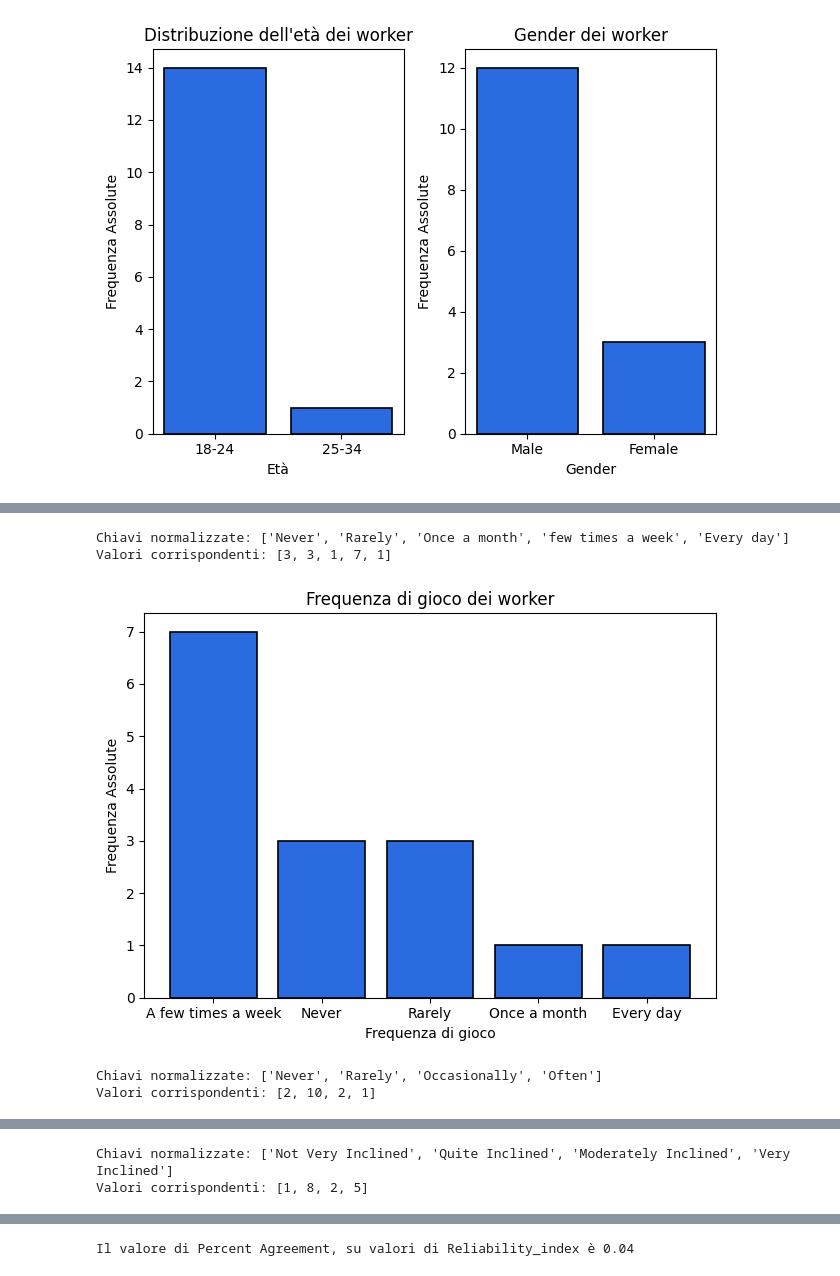
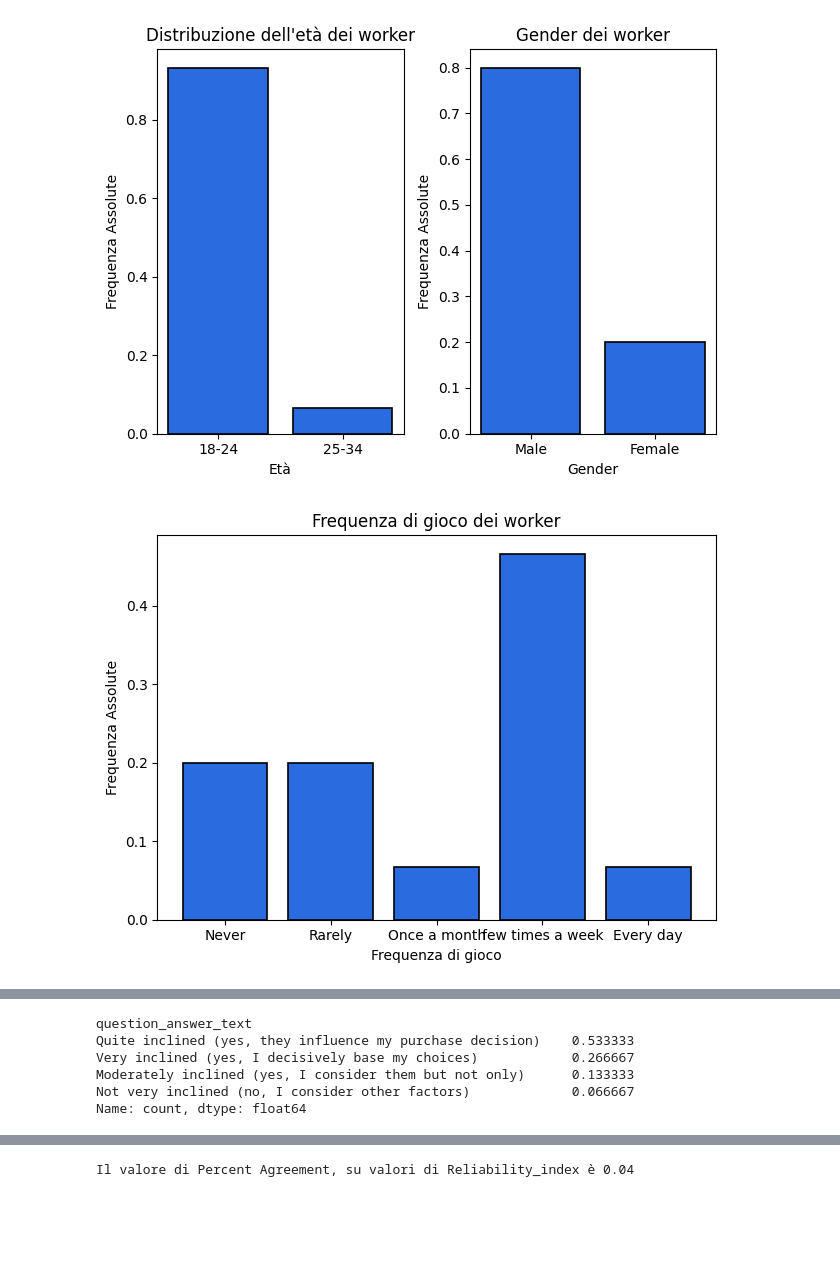
Before and after one commit to gianluca-fava/Project_Crowd_Source, a Jupyter notebook: Analysis.ipynb, the cells around one changed output, grey strips where cells are left out. Saved outputs shown, nothing was run; the diff lists cells and outputs as text; code cells hidden in the pictures; blank space fills up the shorter version.

Commit message:
frequenze relative al questionario demografico

```diff
--- a/Analysis.ipynb
+++ b/Analysis.ipynb
@@ -27,7 +27,7 @@ relative_frequencies_Age = absolute_frequencies_Age / len(Age)
 
 # I dati relativi alle frequenze
 categories = relative_frequencies_Age.index
-frequencies = absolute_frequencies_Age.values
+frequencies = relative_frequencies_Age.values
 
 # Creazione del barplot
 plt.subplot(1, 2, 1)
@@ -51,7 +51,7 @@ relative_frequencies_Gender = absolute_frequencies_Gender / len(Gender)
 
 # I dati relativi alle frequenze
 categories = absolute_frequencies_Gender.index
-frequencies = absolute_frequencies_Gender.values
+frequencies = relative_frequencies_Gender.values
 
 # Creazione del barplot
 plt.subplot(1, 2, 2)
@@ -76,8 +76,6 @@ absolute_frequencies_Gaming_Frequency = Gaming_Frequency['question_answer_text']
 relative_frequencies_Gaming_Frequency = absolute_frequencies_Gaming_Frequency / len(Gaming_Frequency)
 
 # I dati relativi alle frequenze
-categories = absolute_frequencies_Gaming_Frequency.index
-frequencies = absolute_frequencies_Gaming_Frequency.values
 
 normalized_keys = ['Never', 'Rarely', 'Once a month', 'few times a week', 'Every day']
 
@@ -86,8 +84,8 @@ normalized_values = []
 
 # Cerca corrispondenze parziali e somma i valori
 for key in normalized_keys:
-    matching_rows = absolute_frequencies_Gaming_Frequency.index[absolute_frequencies_Gaming_Frequency.index.str.contains(key, case=False)]
-    normalized_values.append(absolute_frequencies_Gaming_Frequency[matching_rows].sum())
+    matching_rows = relative_frequencies_Gaming_Frequency.index[relative_frequencies_Gaming_Frequency.index.str.contains(key, case=False)]
+    normalized_values.append(relative_frequencies_Gaming_Frequency[matching_rows].sum())
 
 
 # Creazione del barplot
@@ -121,8 +119,8 @@ normalized_values = []
 
 # Cerca corrispondenze parziali e somma i valori
 for key in normalized_keys:
-    matching_rows = absolute_frequencies_Write_Reviews.index[absolute_frequencies_Write_Reviews.index.str.contains(key, case=False)]
-    normalized_values.append(absolute_frequencies_Write_Reviews[matching_rows].sum())
+    matching_rows = relative_frequencies_Write_Reviews.index[relative_frequencies_Write_Reviews.index.str.contains(key, case=False)]
+    normalized_values.append(relative_frequencies_Write_Reviews[matching_rows].sum())
 
 
 # Creazione del barplot
@@ -146,33 +144,34 @@ plt.show()
 Trust_Reviews = workers_questionnaire[workers_questionnaire['question_attribute_name'] == "Trust in Reviews"]
 absolute_frequencies_Trust_Reviews = Trust_Reviews['question_answer_text'].value_counts()
 relative_frequencies_Trust_Reviews = absolute_frequencies_Trust_Reviews / len(Trust_Reviews)
 # I dati relativi alle frequenze
 
 normalized_keys = ['Not Very Inclined', 'Quite Inclined', 'Moderately Inclined', 'Very Inclined']
 
 # Inizializza i valori corrispondenti
 normalized_values = []
 
 # Cerca corrispondenze parziali e somma i valori
 for key in normalized_keys:
-    matching_rows = absolute_frequencies_Trust_Reviews.index[absolute_frequencies_Trust_Reviews.index.str.contains(key, case=False)]
-    normalized_values.append(absolute_frequencies_Trust_Reviews[matching_rows].sum())
+    matching_rows = relative_frequencies_Trust_Reviews.index[relative_frequencies_Trust_Reviews.index.str.contains(key, case=False)]
+    normalized_values.append(relative_frequencies_Trust_Reviews[matching_rows].sum())
 
 
 # Creazione del barplot
 plt.bar(normalized_keys, normalized_values, color='#2A6BE0', edgecolor='black', linewidth=1.2)
 
 # Aggiunta di etichette e titoli
 plt.xlabel('Frequenza inclinazione')
 plt.ylabel('Frequenza Assolute')
 plt.title('Predisposizione ad affidarsi alle recensioni altrui')
 
 plt.tight_layout()
 plt.savefig('plot/distribuzione_Trust_Review.pdf')
 
 # Visualizzazione del barplot
 plt.show()
 
 print(relative_frequencies_Trust_Reviews)
 # %% [output]
-[figure, old version]
+[figure, new version]
+[figure, new version]
@@ -179,5 +180,6 @@ print(relative_frequencies_Trust_Reviews)
-Chiavi normalizzate: ['Never', 'Rarely', 'Once a month', 'few times a week', 'Every day']
-Valori corrispondenti: [3, 3, 1, 7, 1]
+question_answer_text
+Quite inclined (yes, they influence my purchase decision)    0.533333
+Very inclined (yes, I decisively base my choices)            0.266667
+Moderately inclined (yes, I consider them but not only)      0.133333
+Not very inclined (no, I consider other factors)             0.066667
+Name: count, dtype: float64
-[figure, old version]
-Chiavi normalizzate: ['Never', 'Rarely', 'Occasionally', 'Often']
-Valori corrispondenti: [2, 10, 2, 1]
@@ -185,2 +185,0 @@ Valori corrispondenti: [2, 10, 2, 1]
-Chiavi normalizzate: ['Not Very Inclined', 'Quite Inclined', 'Moderately Inclined', 'Very Inclined']
-Valori corrispondenti: [1, 8, 2, 5]
```
Also changed, not shown: parts of 1 cell of this notebook, 4 other files.
